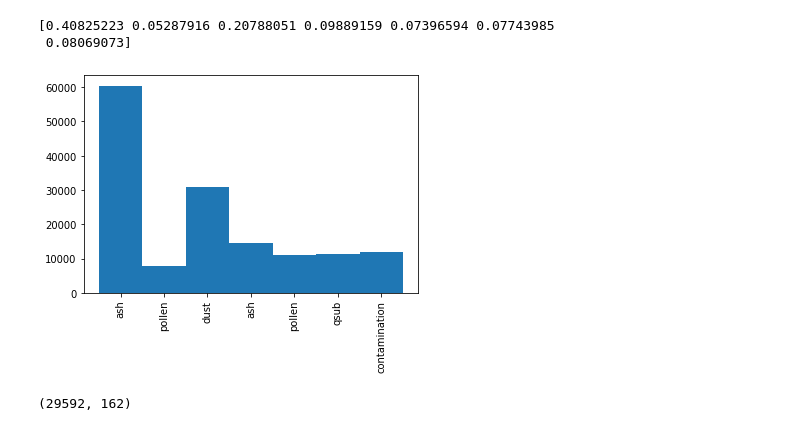
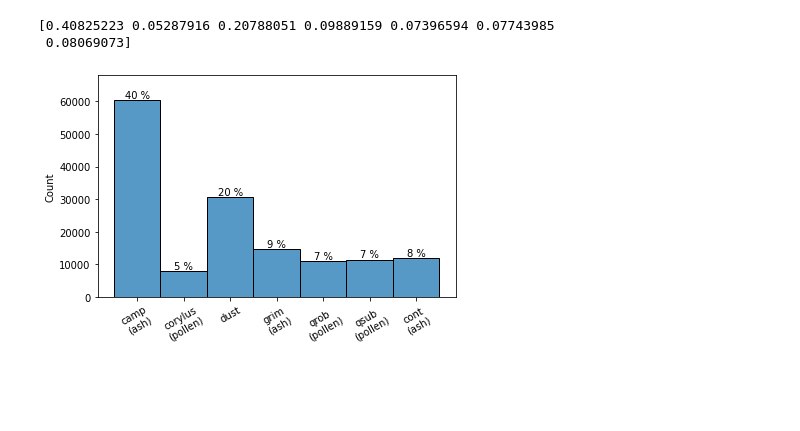
Before and after one commit to MadsNL/AMLMain, a Jupyter notebook: AML_IceCores_train_dat_types.ipynb, the cells around one changed output. Drawn from its saved outputs; the diff is of its cells as text; code cells hidden in the pictures; blank space fills up the shorter version.

```diff
--- a/AML_IceCores_train_dat_types.ipynb
+++ b/AML_IceCores_train_dat_types.ipynb
@@ -116,20 +116,23 @@ for i in range(len(list_of_encoded_images)):
 x_test = np.array(x_test)
 x_test_lab = np.array(x_test_lab)
 # %%
-bars = ('ash', 'pollen', 'dust', 'ash', 'pollen', 'qsub', 'contamination')
+bars = ('camp''\n''(ash)', 'corylus''\n''(pollen)', 'dust', 'grim''\n''(ash)', 'qrob''\n''(pollen)', 'qsub''\n''(pollen)', 'cont''\n''(ash)')
 pos = np.arange(len(bars))
-hs = plt.hist(x_test_lab, bins=[-0.5,0.5,1.5,2.5,3.5,4.5,5.5,6.5])#, label=['ash', 'pollen', 'dust', 'ash', 'pollen', 'qsub', 'contamination'])
-plt.xticks(pos,bars,rotation='vertical')
+p=sb.histplot(x_test_lab, bins=[-0.5,0.5,1.5,2.5,3.5,4.5,5.5,6.5])#, label=['ash', 'pollen', 'dust', 'ash', 'pollen', 'qsub', 'contamination'])
+pat=p.patches
+plt.xticks(pos,bars,rotation=30)
+hs=np.histogram(x_test_lab, bins=[-0.5,0.5,1.5,2.5,3.5,4.5,5.5,6.5])
 print(hs[0]/len(x_test_lab))
-perc = np.round(hs[0]/len(x_test_lab) * 100)
-#plt.bar_label(perc)
-# for i in range(len(perc)):
-#   plt.text(pos[i], ,perc[i])
+perc = (hs[0]/len(x_test_lab) * 100)
+perc = [str(int(i))+' %' for i in perc]
+for rect, label in zip(pat, perc):
+    height = rect.get_height()
+    plt.text(rect.get_x() + rect.get_width() / 2, height+0.01, label,
+            ha='center', va='bottom')
+plt.ylim(0,68000)
+plt.tight_layout()
+plt.savefig('x_train_dist.png')
 # %% [output]
 [0.40825223 0.05287916 0.20788051 0.09889159 0.07396594 0.07743985
  0.08069073]
-[figure, old version]
+[figure, new version]
-# %%
-x_test.shape
-# %% [output]
-(29592, 162)
```
Also changed, not shown: parts of 5 cells of this notebook.
